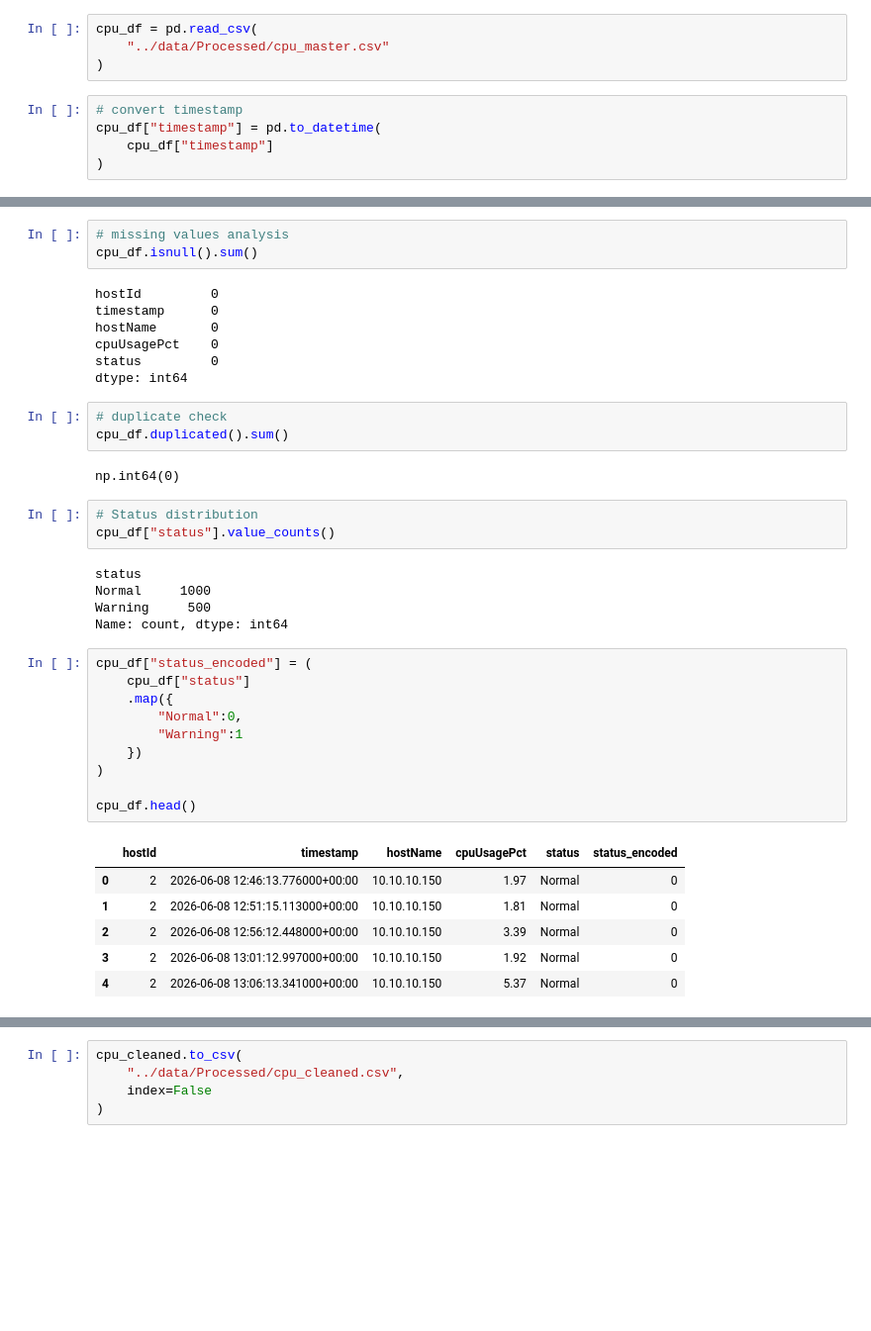
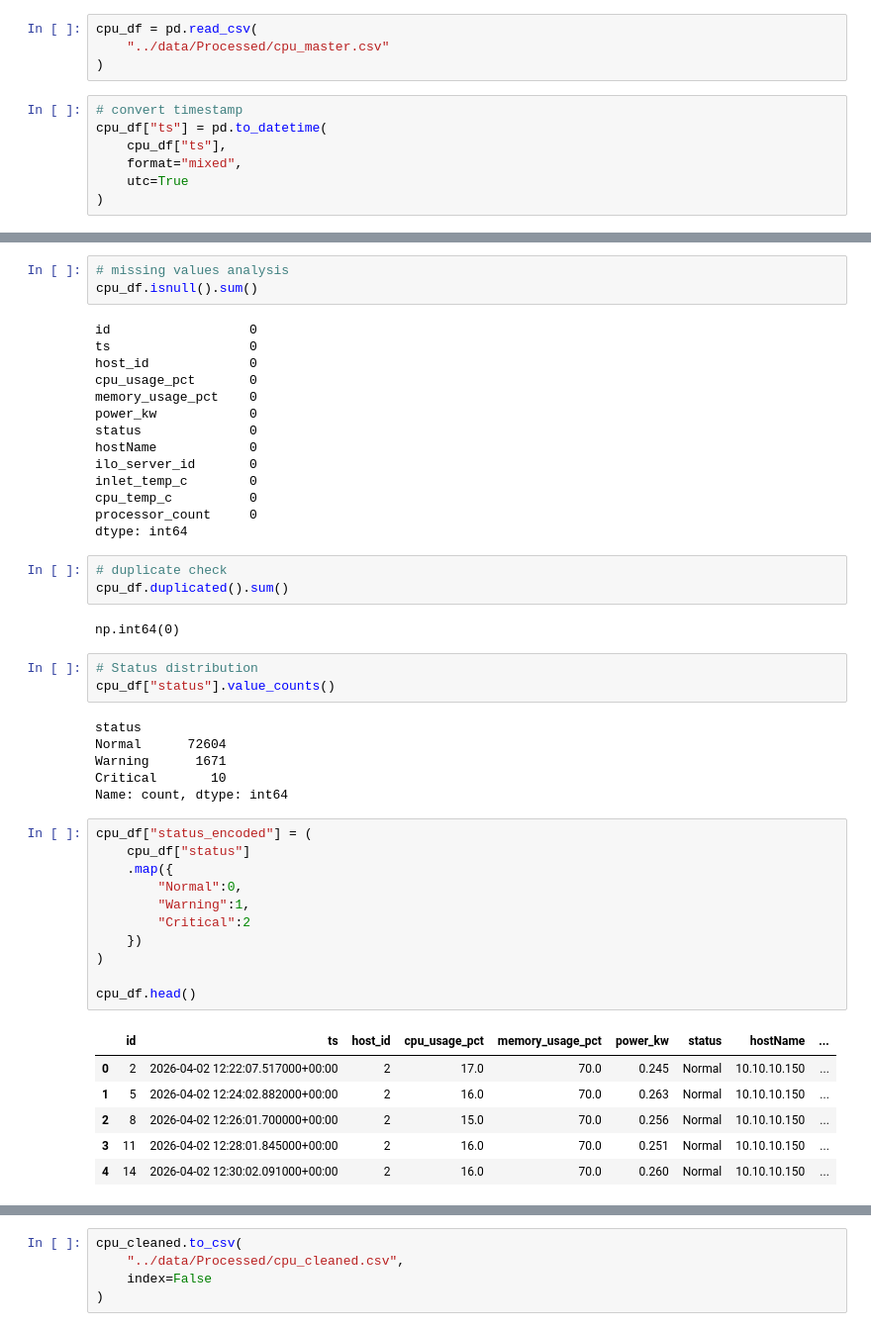
Before and after one commit to AvilashaGoswami1103/AI-Predictive-Maintenance, a Jupyter notebook: notebooks/02_data_cleaning.ipynb, the cells around one changed output, grey strips where cells are left out. Shown at 99% size. Saved outputs shown, nothing was run; the diff lists cells and outputs as text; blank space fills up the shorter version.

```diff
--- a/notebooks/02_data_cleaning.ipynb
+++ b/notebooks/02_data_cleaning.ipynb
@@ -14,8 +14,10 @@ cpu_df = pd.read_csv(
 )
 # %%
 # convert timestamp
-cpu_df["timestamp"] = pd.to_datetime(
-    cpu_df["timestamp"]
+cpu_df["ts"] = pd.to_datetime(
+    cpu_df["ts"],
+    format="mixed",
+    utc=True
 )
 # %%
 cpu_df.info()
@@ -36,11 +45,18 @@ memory usage: 58.7+ KB
 # missing values analysis
 cpu_df.isnull().sum()
 # %% [output]
-hostId         0
-timestamp      0
-hostName       0
-cpuUsagePct    0
-status         0
+id                  0
+ts                  0
+host_id             0
+cpu_usage_pct       0
+memory_usage_pct    0
+power_kw            0
+status              0
+hostName            0
+ilo_server_id       0
+inlet_temp_c        0
+cpu_temp_c          0
+processor_count     0
 dtype: int64
 # %%
 # duplicate check
@@ -52,26 +68,28 @@ np.int64(0)
 cpu_df["status"].value_counts()
 # %% [output]
 status
-Normal     1000
-Warning     500
+Normal      72604
+Warning      1671
+Critical       10
 Name: count, dtype: int64
 # %%
 cpu_df["status_encoded"] = (
     cpu_df["status"]
     .map({
         "Normal":0,
-        "Warning":1
+        "Warning":1,
+        "Critical":2
     })
 )
 
 cpu_df.head()
 # %% [output]
-|  | hostId | timestamp | hostName | cpuUsagePct | status | status_encoded |
-| 0 | 2 | 2026-06-08 12:46:13.776000+00:00 | 10.10.10.150 | 1.97 | Normal | 0 |
-| 1 | 2 | 2026-06-08 12:51:15.113000+00:00 | 10.10.10.150 | 1.81 | Normal | 0 |
-| 2 | 2 | 2026-06-08 12:56:12.448000+00:00 | 10.10.10.150 | 3.39 | Normal | 0 |
-| 3 | 2 | 2026-06-08 13:01:12.997000+00:00 | 10.10.10.150 | 1.92 | Normal | 0 |
-| 4 | 2 | 2026-06-08 13:06:13.341000+00:00 | 10.10.10.150 | 5.37 | Normal | 0 |
+|  | id | ts | host_id | cpu_usage_pct | memory_usage_pct | power_kw | status | hostName | ... |
+| 0 | 2 | 2026-04-02 12:22:07.517000+00:00 | 2 | 17.0 | 70.0 | 0.245 | Normal | 10.10.10.150 | ... |
+| 1 | 5 | 2026-04-02 12:24:02.882000+00:00 | 2 | 16.0 | 70.0 | 0.263 | Normal | 10.10.10.150 | ... |
+| 2 | 8 | 2026-04-02 12:26:01.700000+00:00 | 2 | 15.0 | 70.0 | 0.256 | Normal | 10.10.10.150 | ... |
+| 3 | 11 | 2026-04-02 12:28:01.845000+00:00 | 2 | 16.0 | 70.0 | 0.251 | Normal | 10.10.10.150 | ... |
+| 4 | 14 | 2026-04-02 12:30:02.091000+00:00 | 2 | 16.0 | 70.0 | 0.260 | Normal | 10.10.10.150 | ... |
 # %%
 # timestamp storing
 cpu_df = cpu_df.sort_values(
```
Also changed, not shown: parts of 14 cells of this notebook, 2 other files.
